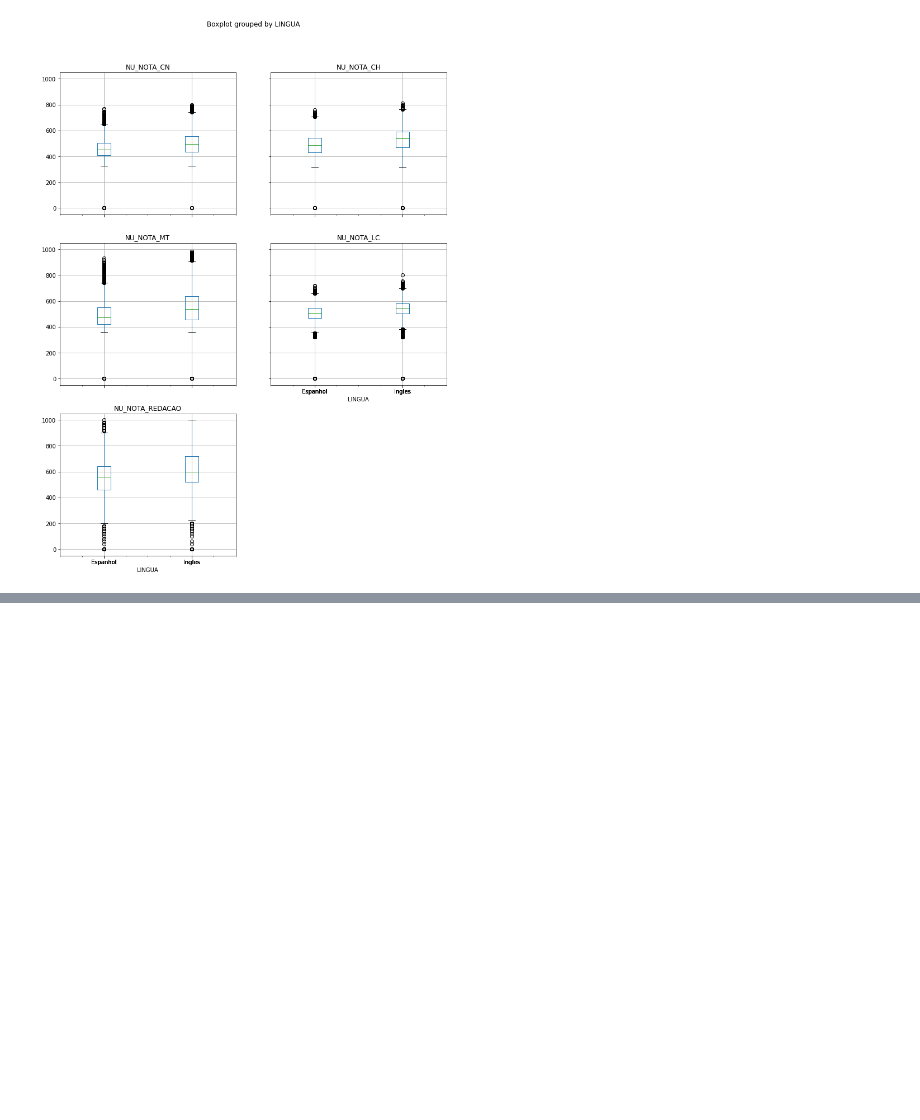
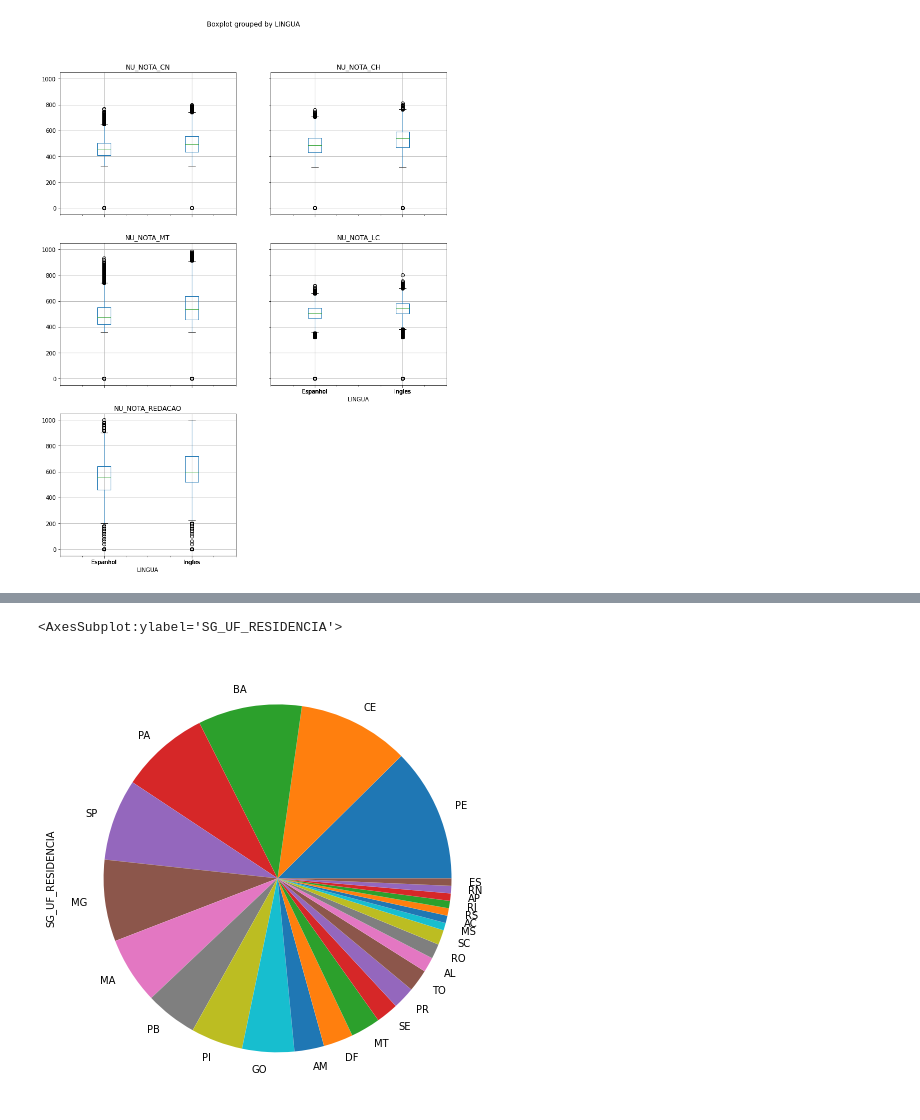
Before and after one commit to gnegrelli/imersao_dados, a Jupyter notebook: 2nd_class.ipynb, the cells around one changed output, grey strips where cells are left out. Cells and saved outputs as stored; diff of their text form; code cells hidden in the pictures; blank space fills up the shorter version.

```diff
--- a/2nd_class.ipynb
+++ b/2nd_class.ipynb
@@ -275,0 +313,6 @@ plt.show()
+# %%
+alunos_menor_quatorze = dados.query('NU_IDADE <= 14')
+alunos_menor_quatorze['SG_UF_RESIDENCIA'].value_counts().plot.pie(figsize=(10, 8))
+# %% [output]
+<AxesSubplot:ylabel='SG_UF_RESIDENCIA'>
+[figure, added]
```
Also changed, not shown: parts of 34 cells of this notebook.
